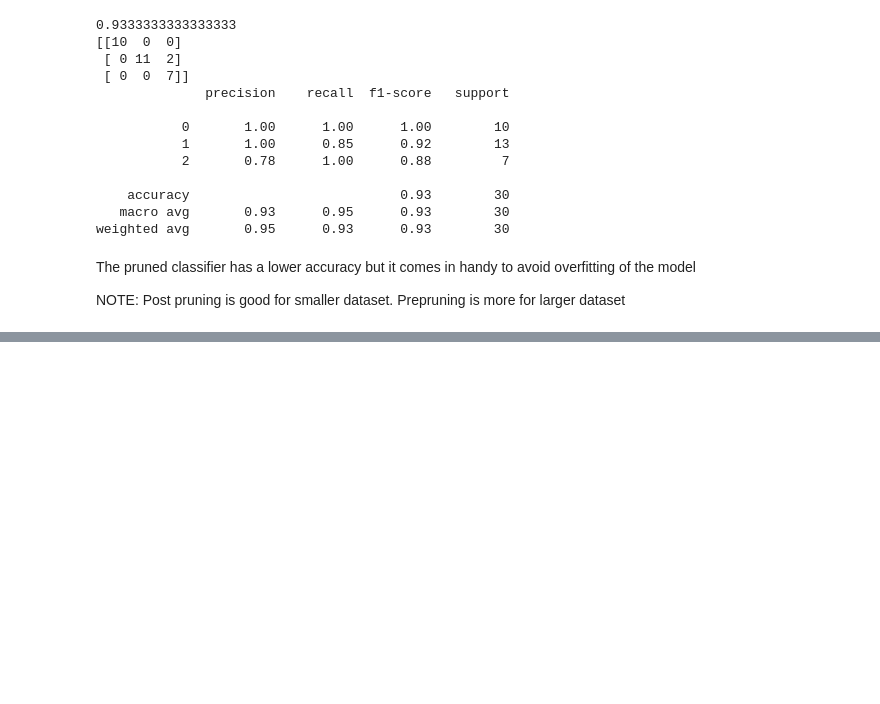
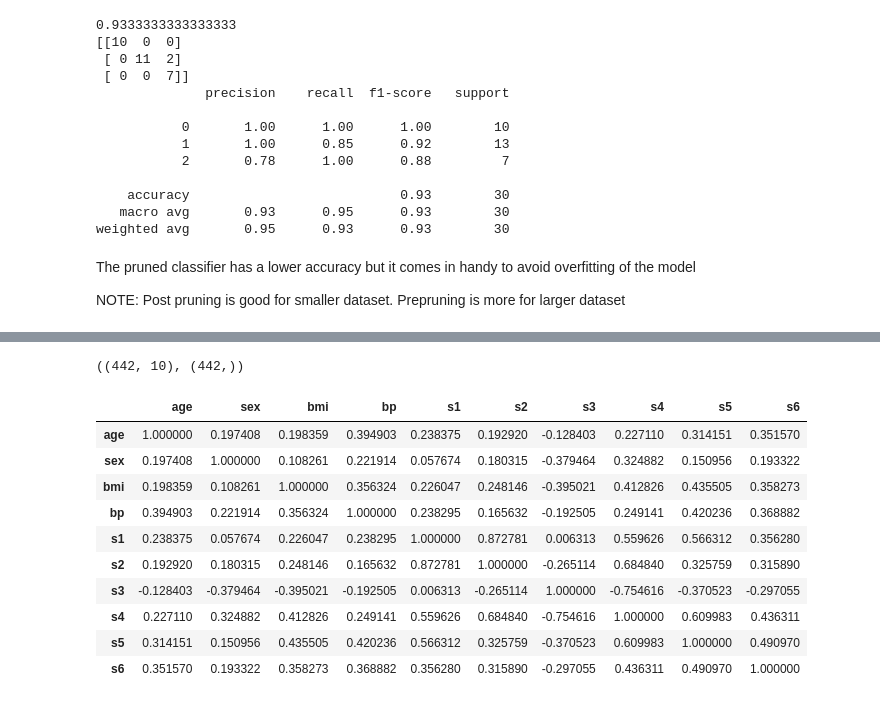
Before and after one commit to Udeani4/Machine-Learning-Course, a Jupyter notebook: machine_learning_Decision_Tree.ipynb, the cells around one changed output, grey strips where cells are left out. Cells and saved outputs as stored; diff of their text form; code cells hidden in the pictures; blank space fills up the shorter version.

```diff
--- a/machine_learning_Decision_Tree.ipynb
+++ b/machine_learning_Decision_Tree.ipynb
@@ -159,0 +283,4 @@ Post pruning is good for smaller dataset. Prepruning is more for larger dataset
+# %%
+X_data.shape, y_data.shape
+# %% [output]
+((442, 10), (442,))
@@ -159,0 +290,15 @@ Post pruning is good for smaller dataset. Prepruning is more for larger dataset
+# %%
+## correlation
+X_train.corr()
+# %% [output]
+|  | age | sex | bmi | bp | s1 | s2 | s3 | s4 | s5 | s6 |
+| age | 1.000000 | 0.197408 | 0.198359 | 0.394903 | 0.238375 | 0.192920 | -0.128403 | 0.227110 | 0.314151 | 0.351570 |
+| sex | 0.197408 | 1.000000 | 0.108261 | 0.221914 | 0.057674 | 0.180315 | -0.379464 | 0.324882 | 0.150956 | 0.193322 |
+| bmi | 0.198359 | 0.108261 | 1.000000 | 0.356324 | 0.226047 | 0.248146 | -0.395021 | 0.412826 | 0.435505 | 0.358273 |
+| bp | 0.394903 | 0.221914 | 0.356324 | 1.000000 | 0.238295 | 0.165632 | -0.192505 | 0.249141 | 0.420236 | 0.368882 |
+| s1 | 0.238375 | 0.057674 | 0.226047 | 0.238295 | 1.000000 | 0.872781 | 0.006313 | 0.559626 | 0.566312 | 0.356280 |
+| s2 | 0.192920 | 0.180315 | 0.248146 | 0.165632 | 0.872781 | 1.000000 | -0.265114 | 0.684840 | 0.325759 | 0.315890 |
+| s3 | -0.128403 | -0.379464 | -0.395021 | -0.192505 | 0.006313 | -0.265114 | 1.000000 | -0.754616 | -0.370523 | -0.297055 |
+| s4 | 0.227110 | 0.324882 | 0.412826 | 0.249141 | 0.559626 | 0.684840 | -0.754616 | 1.000000 | 0.609983 | 0.436311 |
+| s5 | 0.314151 | 0.150956 | 0.435505 | 0.420236 | 0.566312 | 0.325759 | -0.370523 | 0.609983 | 1.000000 | 0.490970 |
+| s6 | 0.351570 | 0.193322 | 0.358273 | 0.368882 | 0.356280 | 0.315890 | -0.297055 | 0.436311 | 0.490970 | 1.000000 |
```
Also changed, not shown: parts of 32 cells of this notebook, 2 other files.
